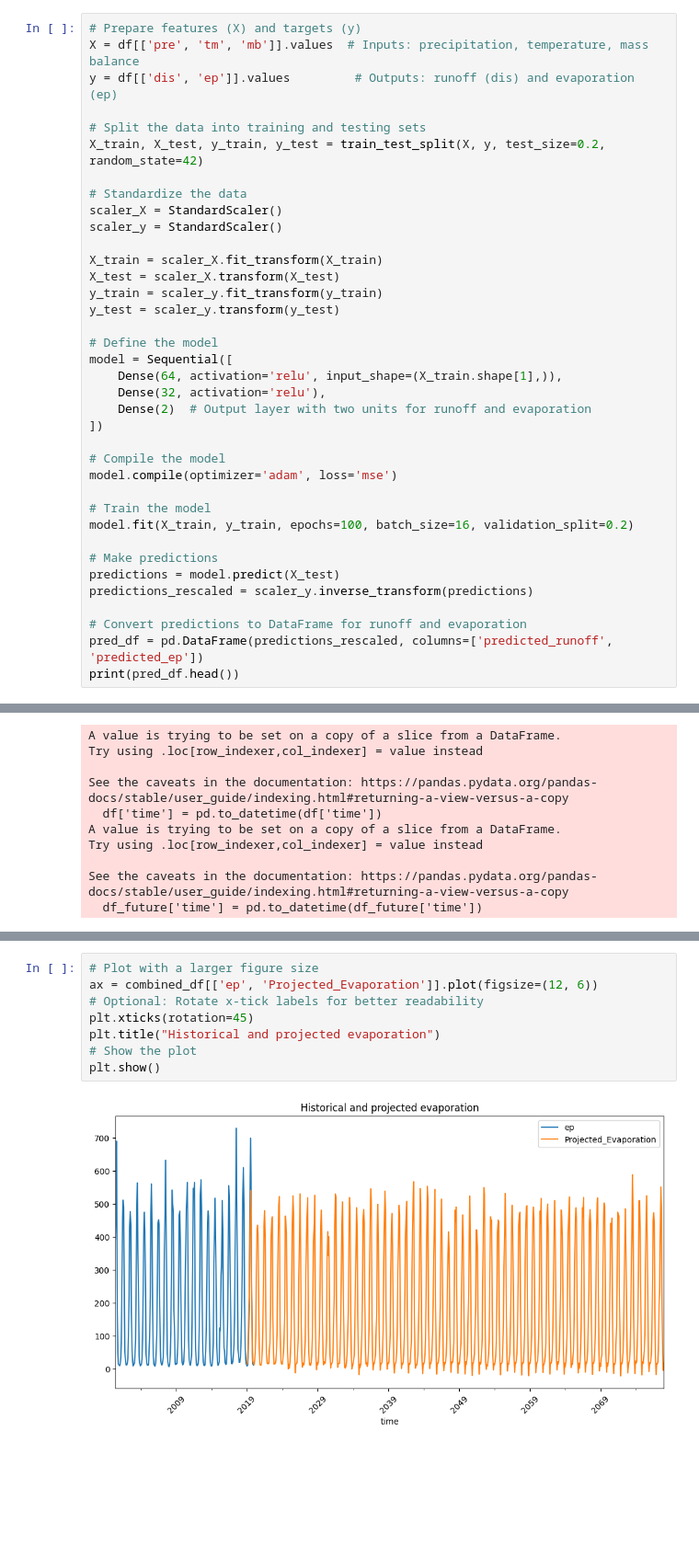
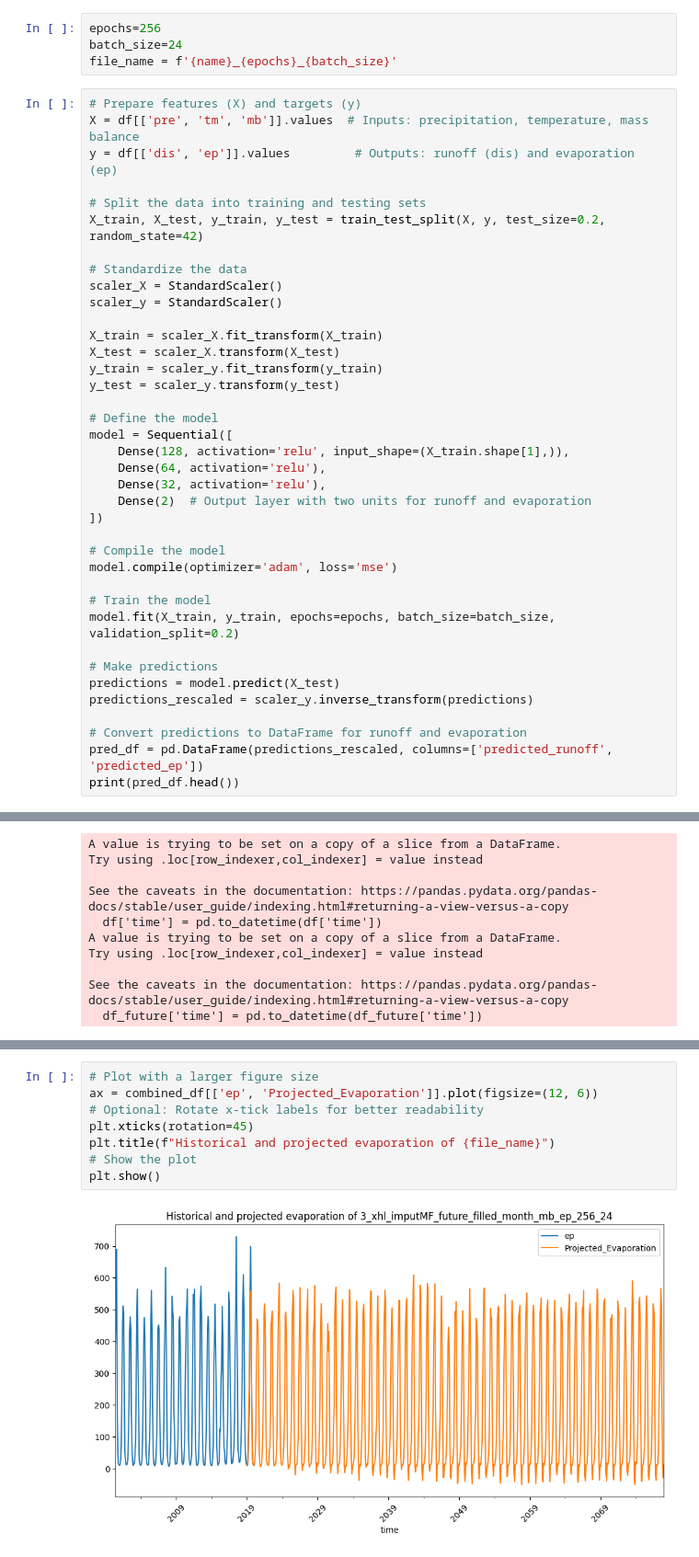
Before and after one commit to Dongdong001122/daily_river_runoff_projection_tarim, a Jupyter notebook: LSTM_interpolation1_future_month_2000_2100_Song_ep.ipynb, the cells around one changed output, grey strips where cells are left out. Shown: that part at 92% size. Drawn from its saved outputs; the diff is of its cells as text; blank space fills up the shorter version.

```diff
--- a/LSTM_interpolation1_future_month_2000_2100_Song_ep.ipynb
+++ b/LSTM_interpolation1_future_month_2000_2100_Song_ep.ipynb
@@ -36,6 +36,10 @@ df_future
 | 929 | 2077/11/30 | 2.043830 | -0.984374 | -52.739687 | NaN | NaN |
 | 930 | 2077/12/31 | 1.887244 | -8.037306 | 3.166325 | NaN | NaN |
 708 rows × 6 columns
+# %%
+epochs=256
+batch_size=24
+file_name = f'{name}_{epochs}_{batch_size}'
 # %%
 # Prepare features (X) and targets (y)
 X = df[['pre', 'tm', 'mb']].values  # Inputs: precipitation, temperature, mass balance
@@ -55,7 +59,8 @@ y_test = scaler_y.transform(y_test)
 
 # Define the model
 model = Sequential([
-    Dense(64, activation='relu', input_shape=(X_train.shape[1],)),
+    Dense(128, activation='relu', input_shape=(X_train.shape[1],)),
+    Dense(64, activation='relu'),
     Dense(32, activation='relu'),
     Dense(2)  # Output layer with two units for runoff and evaporation
 ])
@@ -64,7 +69,7 @@ model = Sequential([
 model.compile(optimizer='adam', loss='mse')
 
 # Train the model
-model.fit(X_train, y_train, epochs=100, batch_size=16, validation_split=0.2)
+model.fit(X_train, y_train, epochs=epochs, batch_size=batch_size, validation_split=0.2)
 
 # Make predictions
 predictions = model.predict(X_test)
@@ -234,11 +239,11 @@ plt.show()
 # %%
 # Plot with a larger figure size
 ax = combined_df[['ep', 'Projected_Evaporation']].plot(figsize=(12, 6))
 # Optional: Rotate x-tick labels for better readability
 plt.xticks(rotation=45)
-plt.title("Historical and projected evaporation")
+plt.title(f"Historical and projected evaporation of {file_name}")
 # Show the plot
 plt.show()
 # %% [output]
-[figure, old version]
+[figure, new version]
 # %%
```
Also changed, not shown: parts of 8 cells of this notebook.
